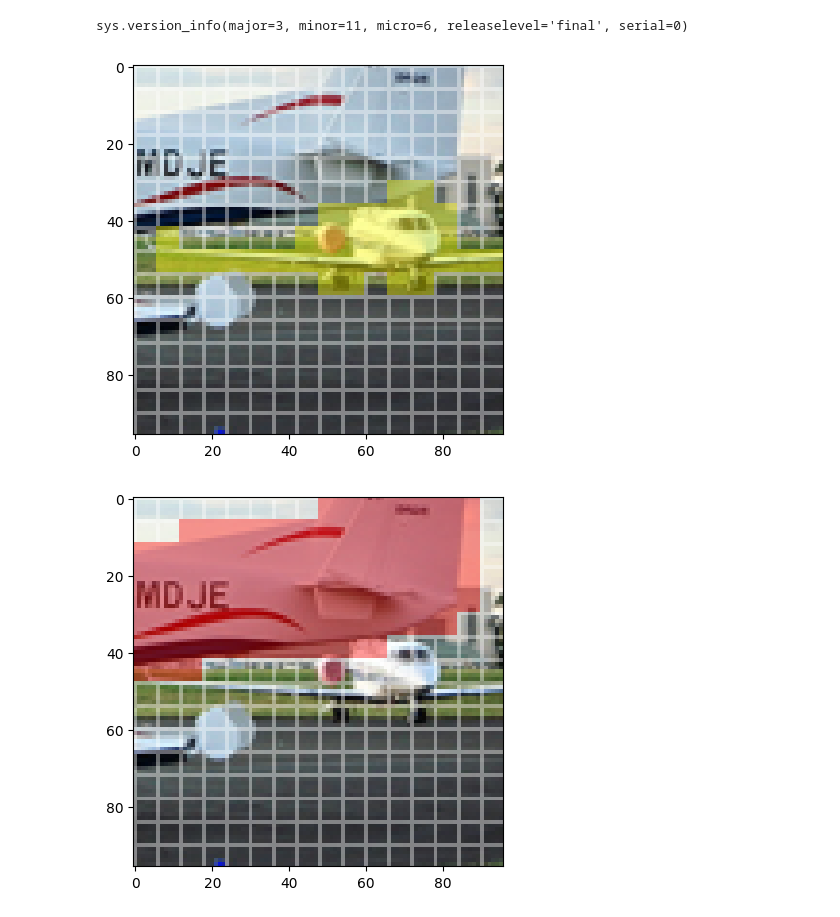
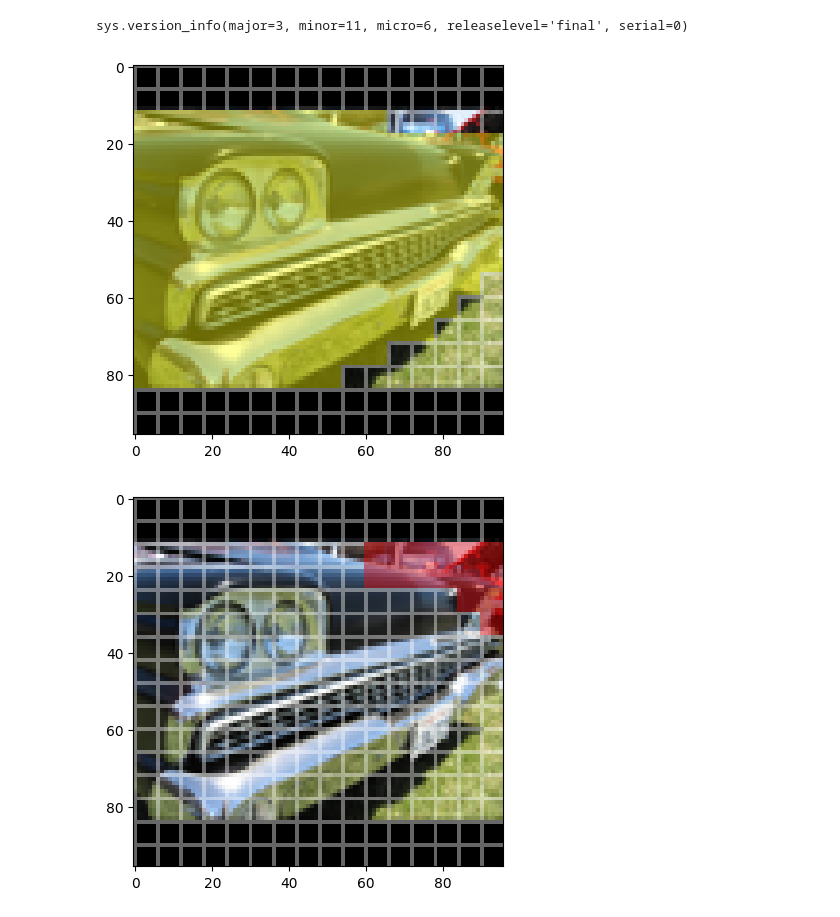
Before and after one commit to semihyagli/STL10_Segmentation, a Jupyter notebook: RecoverSegmentation.ipynb, the cells around one changed output. Cells and saved outputs as stored; diff of their text form; code cells hidden in the pictures.

```diff
--- a/RecoverSegmentation.ipynb
+++ b/RecoverSegmentation.ipynb
@@ -67,20 +67,20 @@ def draw_transparent_squares(
                     draw.rectangle([top_left, bottom_right], outline=outline_color + format(int(transparency * 255), '02X'), width=1)
 
         combined = Image.alpha_composite(img, overlay)
-        combined.save(f"./1_airplane/new_{img_index}.png")
+        combined.save(f"./3_car/new_{img_index}.png")
         # fig, ax = plt.subplots()
         # ax.imshow(combined)
 
-with open('./stl10_test_airplane.json', 'r') as s:
+with open('./stl10_test_car.json', 'r') as s:
     saved = json.load(s)
 
 for key in saved.keys():
-    if os.path.exists(f"./1_airplane/{key}.png"):
+    if os.path.exists(f"./3_car/{key}.png"):
         continue
     else:
-        draw_transparent_squares("./stl10_binary/test_X.bin", './stl10_test_airplane.json', key)
+        draw_transparent_squares("./stl10_binary/test_X.bin", './stl10_test_car.json', key)
 # %%
-with open('./stl10_test_bird_dup.json', 'r') as s:
+with open('./stl10_test_car.json', 'r') as s:
     saved = json.load(s)
 
 toBeBlocked = [k for k in saved if len(saved[k])> 1]
@@ -143,7 +143,7 @@ def draw_transparent_squares_v2(
         fig, ax = plt.subplots()
         ax.imshow(combined)
 # %%
-draw_transparent_squares_v2("./stl10_binary/test_X.bin", './stl10_test_airplane.json', "7782")
+draw_transparent_squares_v2("./stl10_binary/test_X.bin", './stl10_test_car.json', "2748")
 # %% [output]
-[figure, old version]
+[figure, new version]
-[figure, old version]
+[figure, new version]
```
Also changed, not shown: parts of 4 cells of this notebook, 1 other file.
